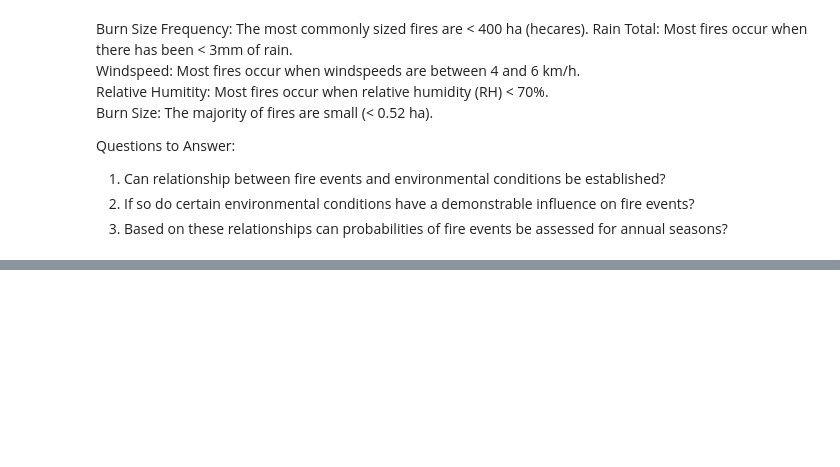
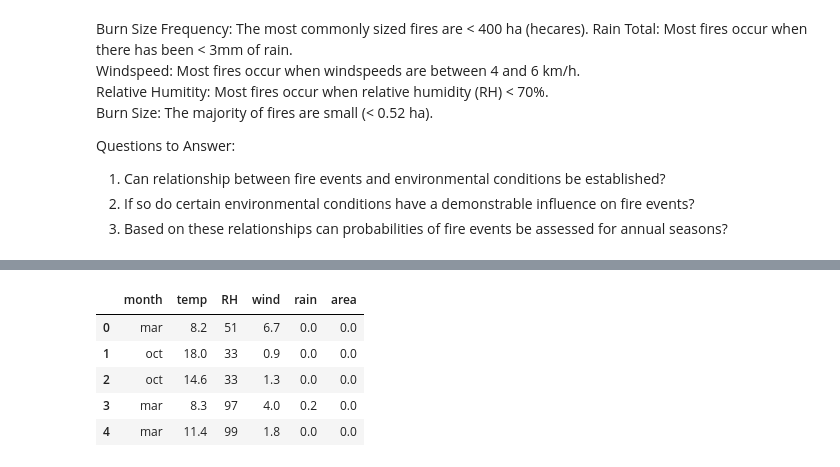
Before and after one commit to johnebehr/thinkful, a Jupyter notebook: capstone1.ipynb, the cells around one changed output, grey strips where cells are left out. Cells and saved outputs as stored; diff of their text form; code cells hidden in the pictures; blank space fills up the shorter version.

```diff
--- a/capstone1.ipynb
+++ b/capstone1.ipynb
@@ -112,0 +224,10 @@ Questions to Answer:
+# %%
+forest_fires3 = forest_fires2[['month','temp','RH','wind','rain','area']]
+forest_fires3.head()
+# %% [output]
+|  | month | temp | RH | wind | rain | area |
+| 0 | mar | 8.2 | 51 | 6.7 | 0.0 | 0.0 |
+| 1 | oct | 18.0 | 33 | 0.9 | 0.0 | 0.0 |
+| 2 | oct | 14.6 | 33 | 1.3 | 0.0 | 0.0 |
+| 3 | mar | 8.3 | 97 | 4.0 | 0.2 | 0.0 |
+| 4 | mar | 11.4 | 99 | 1.8 | 0.0 | 0.0 |
```
Also changed, not shown: parts of 4 cells of this notebook.
